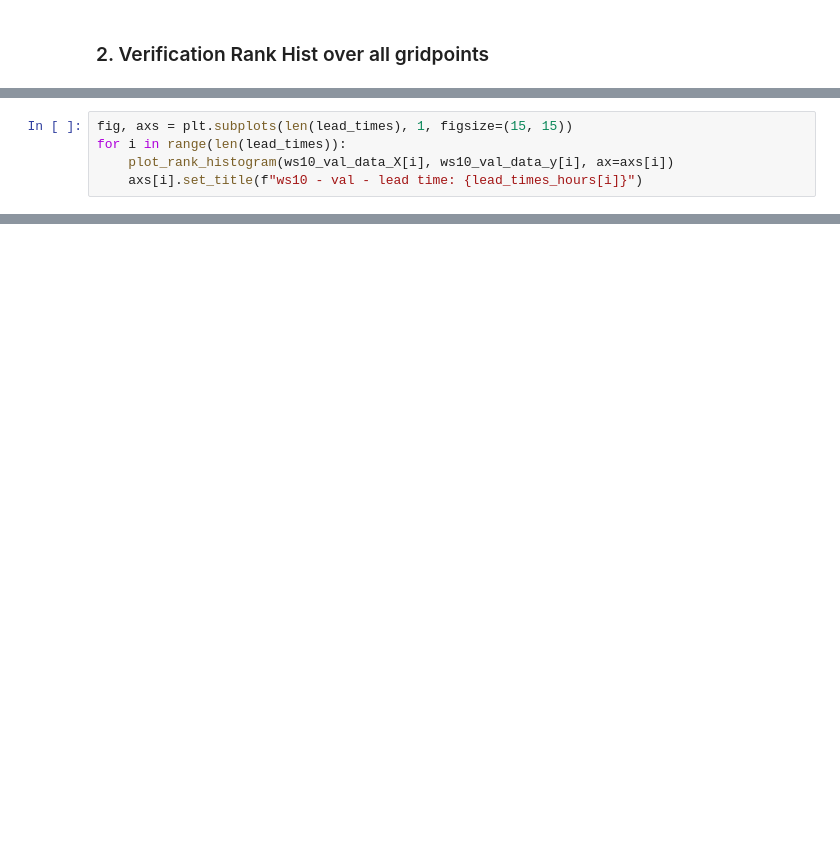
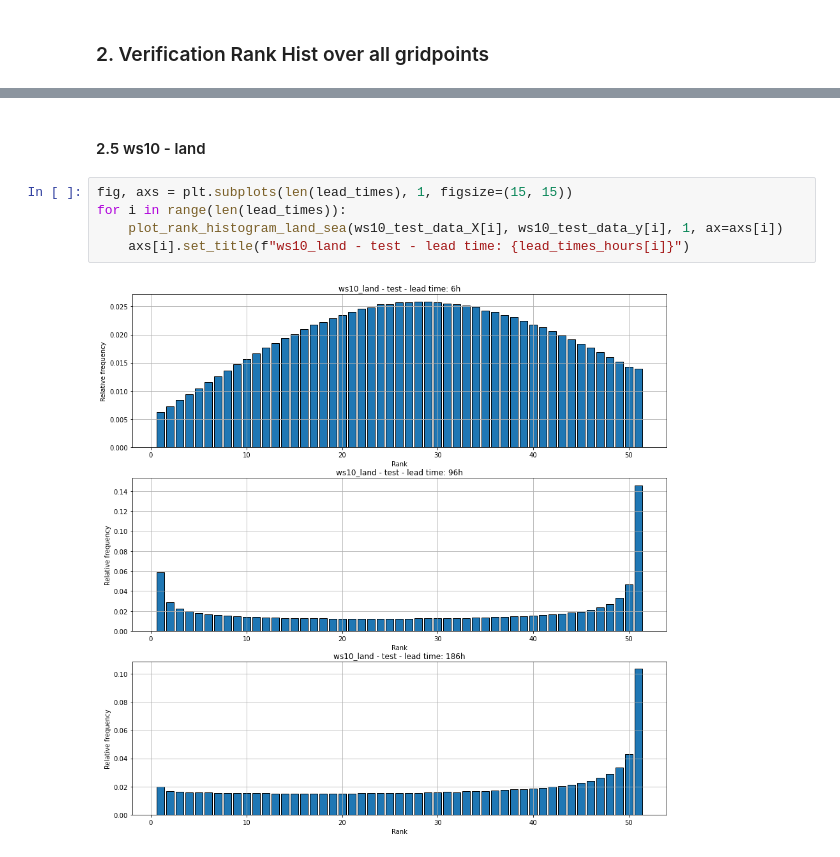
Before and after one commit to cleveryangcong/Bachelor_Thesis, a Jupyter notebook: notebooks/exploratory/2.5-dc-verification_rank_hist.ipynb, the cells around one changed output, grey strips where cells are left out. Drawn from its saved outputs; the diff is of its cells as text; blank space fills up the shorter version.

```diff
--- a/notebooks/exploratory/2.5-dc-verification_rank_hist.ipynb
+++ b/notebooks/exploratory/2.5-dc-verification_rank_hist.ipynb
@@ -193,5 +277,0 @@ for i in range(len(lead_times)):
-# %%
-fig, axs = plt.subplots(len(lead_times), 1, figsize=(15, 15))
-for i in range(len(lead_times)):
-    plot_rank_histogram(ws10_val_data_X[i], ws10_val_data_y[i], ax=axs[i])
-    axs[i].set_title(f"ws10 - val - lead time: {lead_times_hours[i]}")
@@ -206,3 +283,12 @@ for i in range(len(lead_times)):
 # %% [output]
 [figure]
 [interactive output not drawn]
+# %% [markdown]
+#### 2.5 ws10 - land
+# %%
+fig, axs = plt.subplots(len(lead_times), 1, figsize=(15, 15))
+for i in range(len(lead_times)):
+    plot_rank_histogram_land_sea(ws10_test_data_X[i], ws10_test_data_y[i], 1, ax=axs[i])
+    axs[i].set_title(f"ws10_land - test - lead time: {lead_times_hours[i]}")
+# %% [output]
+[figure, added]
```
Also changed, not shown: parts of 17 cells of this notebook.
